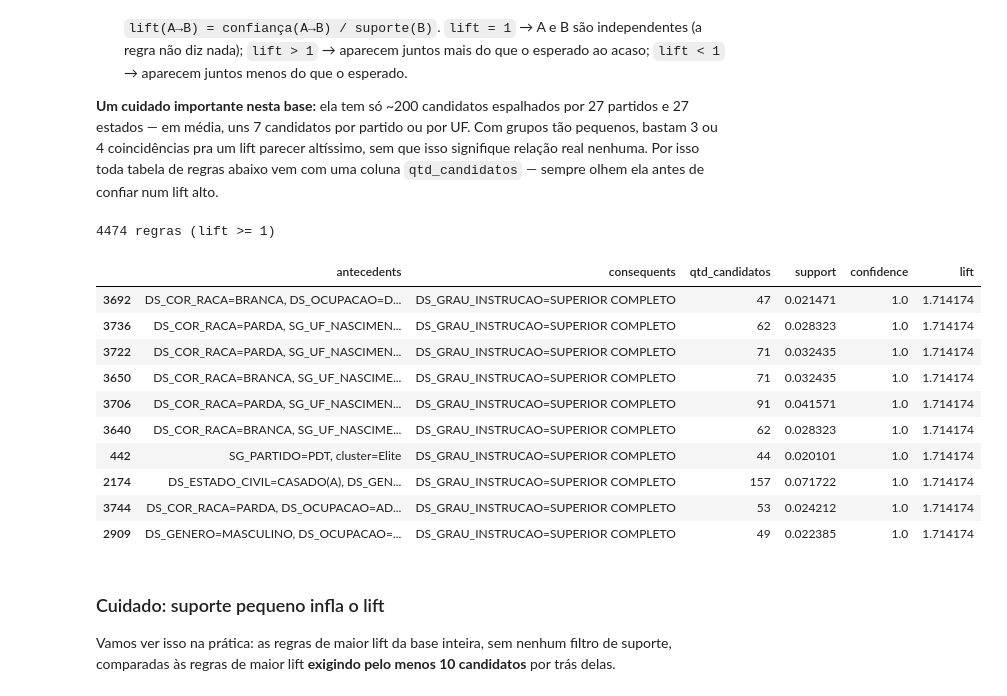
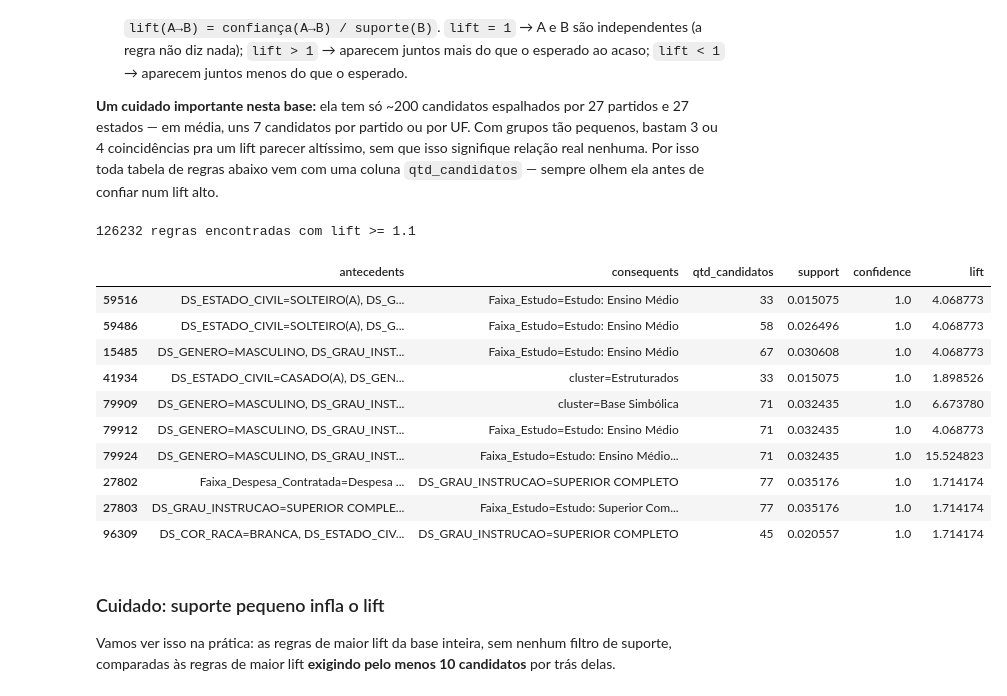
Before and after one commit to TiagoGandra/ml-senac-grupo4, a Jupyter notebook: 03_regras_associacao.ipynb, the cells around one changed output. Cells and saved outputs as stored; diff of their text form; code cells hidden in the pictures.

```diff
--- a/03_regras_associacao.ipynb
+++ b/03_regras_associacao.ipynb
@@ -162,11 +197,22 @@ Variáveis escolhidas:
 # %%
-colunas_apriori = ['SG_PARTIDO', 'DS_GENERO', 'DS_GRAU_INSTRUCAO', 'DS_ESTADO_CIVIL',
-                   'DS_COR_RACA', 'SG_UF_NASCIMENTO', 'cluster', 'DS_OCUPACAO']
+colunas_apriori = [
+    'SG_PARTIDO',
+    'DS_GENERO',
+    'DS_GRAU_INSTRUCAO',
+    'DS_ESTADO_CIVIL',
+    'DS_COR_RACA',
+    'cluster',
+    'Faixa_Bens',
+    'Faixa_Despesa_Contratada',
+    'Faixa_Idade',       # quartis de idade
+    'Faixa_Estudo',      # quartis de anos de estudo
+    'DS_OCUPACAO'
+]
 
 if UF is None:
     colunas_apriori.append('SG_UF')
 
-# a eleição de 2026 ainda não ocorreu -> DS_SIT_TOT_TURNO vem toda com o mesmo valor por enquanto
+# Se o resultado da eleição estiver disponível
 usar_resultado_eleicao = df_cluster['DS_SIT_TOT_TURNO'].nunique() > 1
 if usar_resultado_eleicao:
     colunas_apriori.append('DS_SIT_TOT_TURNO')
@@ -175,6 +221,6 @@ cesta_base = df_cluster[['SQ_CANDIDATO'] + colunas_apriori].copy()
 cesta = pd.get_dummies(cesta_base, columns=colunas_apriori, prefix_sep='=')
 cesta = cesta.set_index('SQ_CANDIDATO')
 
-print(f"{cesta.shape[0]} candidatos (cestas) x {cesta.shape[1]} itens possíveis (um por valor de cada variável)")
+print(f'{cesta.shape[0]} candidatos (cestas) x {cesta.shape[1]} itens possíveis (um por valor de cada variável)')
 cesta_base.head()
 # %% [output]
@@ -190,13 +236,14 @@ cesta_base.head()
 
 O Apriori funciona em duas etapas. Primeiro, encontra **itemsets frequentes** — combinações de 1, 2, 3... itens que aparecem juntas em pelo menos `min_suporte` das cestas. Só depois, na segunda etapa, ele vira **regras** (`A → B`). Começamos pelos itemsets de um item só — a frequência "crua" de cada valor, antes de cruzar qualquer coisa.
 # %%
-min_suporte = 0.02  # ~4 candidatos; ajuste se quiser regras mais raras (menor) ou mais comuns (maior)
+# Suporte mínimo calibrado para 1.5% (~33 candidatos), permitindo capturar ocupações relevantes
+min_suporte = 0.015
 
 itens_frequentes = apriori(cesta, min_support=min_suporte, use_colnames=True)
-print(f"{len(itens_frequentes)} itemsets frequentes (min_suporte={min_suporte})")
+print(f'{len(itens_frequentes)} itemsets frequentes (min_suporte={min_suporte})')
 
 individuais = itens_frequentes[itens_frequentes['itemsets'].apply(lambda x: len(x) == 1)].copy()
 individuais['item'] = individuais['itemsets'].apply(lambda x: next(iter(x)))
 individuais['qtd_candidatos'] = (individuais['support'] * len(cesta)).round().astype(int)
-individuais.sort_values('support', ascending=False)[['item', 'support', 'qtd_candidatos']].head(15)
+display(individuais.sort_values('support', ascending=False)[['item', 'support', 'qtd_candidatos']].head(20))
 # %% [output]
@@ -228,35 +276,32 @@ Regras de associação têm o formato **"se A, então B"** (A = antecedente, B =
 
 **Um cuidado importante nesta base:** ela tem só ~200 candidatos espalhados por 27 partidos e 27 estados — em média, uns 7 candidatos por partido ou por UF. Com grupos tão pequenos, bastam 3 ou 4 coincidências pra um lift parecer altíssimo, sem que isso signifique relação real nenhuma. Por isso toda tabela de regras abaixo vem com uma coluna `qtd_candidatos` — sempre olhem ela antes de confiar num lift alto.
 # %%
-regras = association_rules(itens_frequentes, metric='lift', min_threshold=1)
+regras = association_rules(itens_frequentes, metric='lift', min_threshold=1.1)
 regras['qtd_candidatos'] = (regras['support'] * len(cesta)).round().astype(int)
 regras = regras.sort_values('confidence', ascending=False)
 
-
 def formatar_regras(df_regras):
-    """Troca antecedents/consequents (frozenset) por texto legível, só pra exibição —
-    os dados originais (usados pra filtrar/ordenar) continuam intactos."""
     df_fmt = df_regras.copy()
     df_fmt['antecedents'] = df_fmt['antecedents'].apply(lambda x: ', '.join(sorted(str(i) for i in x)))
     df_fmt['consequents'] = df_fmt['consequents'].apply(lambda x: ', '.join(sorted(str(i) for i in x)))
     return df_fmt
 
-
-print(f"{len(regras)} regras (lift >= 1)")
-formatar_regras(regras[['antecedents', 'consequents', 'qtd_candidatos', 'support', 'confidence', 'lift']].head(10))
+colunas_exibir = ['antecedents', 'consequents', 'qtd_candidatos', 'support', 'confidence', 'lift']
+print(f'{len(regras)} regras encontradas com lift >= 1.1')
+display(formatar_regras(regras[colunas_exibir].head(10)))
 # %% [output]
-4474 regras (lift >= 1)
+126232 regras encontradas com lift >= 1.1
 |  | antecedents | consequents | qtd_candidatos | support | confidence | lift |
-| 3692 | DS_COR_RACA=BRANCA, DS_OCUPACAO=D... | DS_GRAU_INSTRUCAO=SUPERIOR COMPLETO | 47 | 0.021471 | 1.0 | 1.714174 |
-| 3736 | DS_COR_RACA=PARDA, SG_UF_NASCIMEN... | DS_GRAU_INSTRUCAO=SUPERIOR COMPLETO | 62 | 0.028323 | 1.0 | 1.714174 |
-| 3722 | DS_COR_RACA=PARDA, SG_UF_NASCIMEN... | DS_GRAU_INSTRUCAO=SUPERIOR COMPLETO | 71 | 0.032435 | 1.0 | 1.714174 |
-| 3650 | DS_COR_RACA=BRANCA, SG_UF_NASCIME... | DS_GRAU_INSTRUCAO=SUPERIOR COMPLETO | 71 | 0.032435 | 1.0 | 1.714174 |
-| 3706 | DS_COR_RACA=PARDA, SG_UF_NASCIMEN... | DS_GRAU_INSTRUCAO=SUPERIOR COMPLETO | 91 | 0.041571 | 1.0 | 1.714174 |
-| 3640 | DS_COR_RACA=BRANCA, SG_UF_NASCIME... | DS_GRAU_INSTRUCAO=SUPERIOR COMPLETO | 62 | 0.028323 | 1.0 | 1.714174 |
-| 442 | SG_PARTIDO=PDT, cluster=Elite | DS_GRAU_INSTRUCAO=SUPERIOR COMPLETO | 44 | 0.020101 | 1.0 | 1.714174 |
-| 2174 | DS_ESTADO_CIVIL=CASADO(A), DS_GEN... | DS_GRAU_INSTRUCAO=SUPERIOR COMPLETO | 157 | 0.071722 | 1.0 | 1.714174 |
-| 3744 | DS_COR_RACA=PARDA, DS_OCUPACAO=AD... | DS_GRAU_INSTRUCAO=SUPERIOR COMPLETO | 53 | 0.024212 | 1.0 | 1.714174 |
-| 2909 | DS_GENERO=MASCULINO, DS_OCUPACAO=... | DS_GRAU_INSTRUCAO=SUPERIOR COMPLETO | 49 | 0.022385 | 1.0 | 1.714174 |
+| 59516 | DS_ESTADO_CIVIL=SOLTEIRO(A), DS_G... | Faixa_Estudo=Estudo: Ensino Médio | 33 | 0.015075 | 1.0 | 4.068773 |
+| 59486 | DS_ESTADO_CIVIL=SOLTEIRO(A), DS_G... | Faixa_Estudo=Estudo: Ensino Médio | 58 | 0.026496 | 1.0 | 4.068773 |
+| 15485 | DS_GENERO=MASCULINO, DS_GRAU_INST... | Faixa_Estudo=Estudo: Ensino Médio | 67 | 0.030608 | 1.0 | 4.068773 |
+| 41934 | DS_ESTADO_CIVIL=CASADO(A), DS_GEN... | cluster=Estruturados | 33 | 0.015075 | 1.0 | 1.898526 |
+| 79909 | DS_GENERO=MASCULINO, DS_GRAU_INST... | cluster=Base Simbólica | 71 | 0.032435 | 1.0 | 6.673780 |
+| 79912 | DS_GENERO=MASCULINO, DS_GRAU_INST... | Faixa_Estudo=Estudo: Ensino Médio | 71 | 0.032435 | 1.0 | 4.068773 |
+| 79924 | DS_GENERO=MASCULINO, DS_GRAU_INST... | Faixa_Estudo=Estudo: Ensino Médio... | 71 | 0.032435 | 1.0 | 15.524823 |
+| 27802 | Faixa_Despesa_Contratada=Despesa ... | DS_GRAU_INSTRUCAO=SUPERIOR COMPLETO | 77 | 0.035176 | 1.0 | 1.714174 |
+| 27803 | DS_GRAU_INSTRUCAO=SUPERIOR COMPLE... | Faixa_Estudo=Estudo: Superior Com... | 77 | 0.035176 | 1.0 | 1.714174 |
+| 96309 | DS_COR_RACA=BRANCA, DS_ESTADO_CIV... | DS_GRAU_INSTRUCAO=SUPERIOR COMPLETO | 45 | 0.020557 | 1.0 | 1.714174 |
 # %% [markdown]
 ### Cuidado: suporte pequeno infla o lift
 
```
Also changed, not shown: parts of 26 cells of this notebook, 5 other files.
